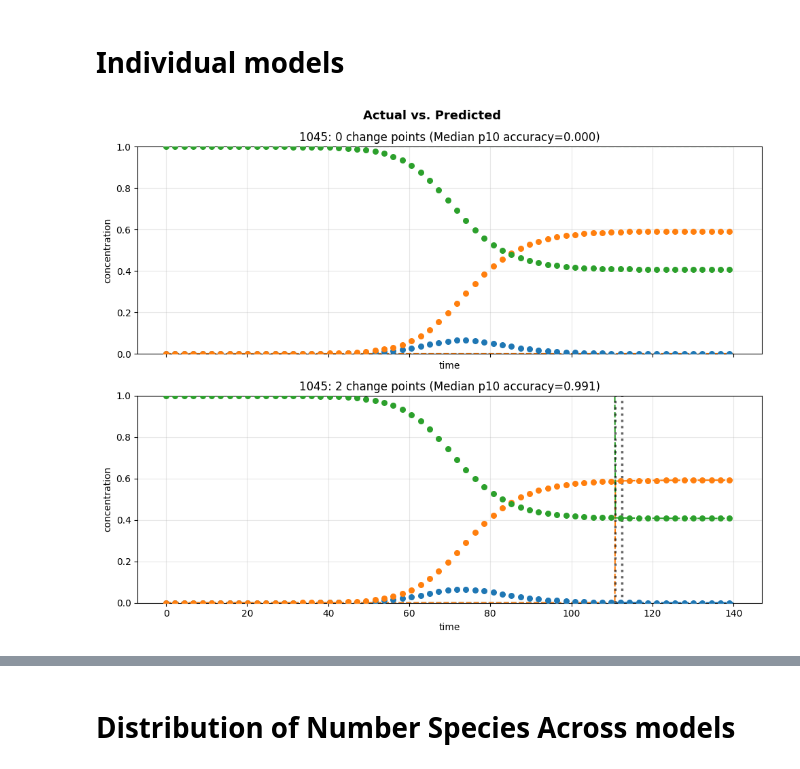
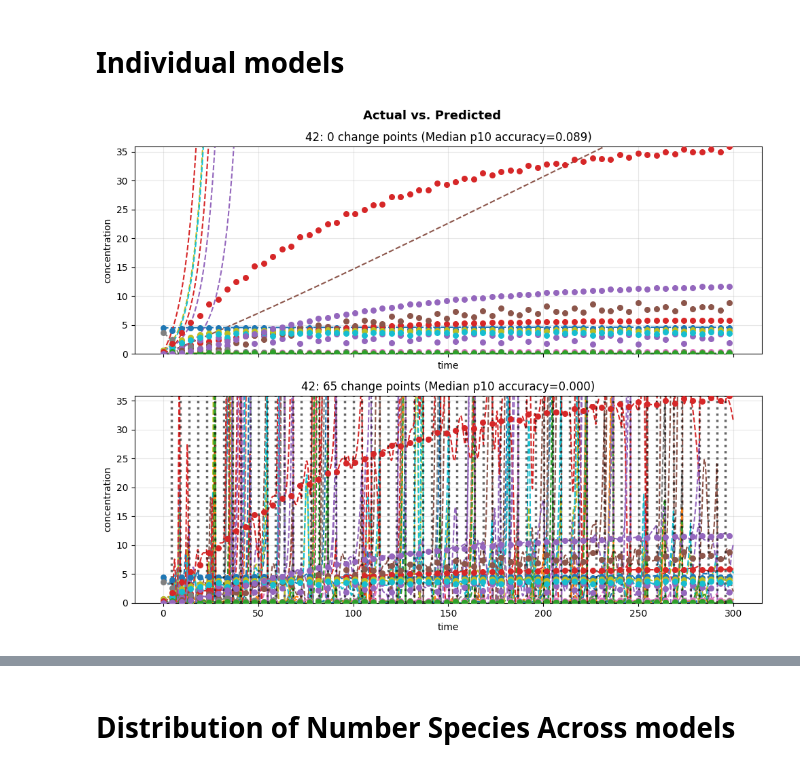
Before and after one commit to ModelEngineering/linearity_analysis, a Jupyter notebook: notebooks/piecewise_predictions.ipynb, the cells around one changed output, grey strips where cells are left out. Drawn from its saved outputs; the diff is of its cells as text; code cells hidden in the pictures.

Commit message:
Minor changes. Added feature for is_remove_changepoint.

```diff
--- a/notebooks/piecewise_predictions.ipynb
+++ b/notebooks/piecewise_predictions.ipynb
@@ -45,17 +45,21 @@ NONOSCILLATION_DF
 # Individual models
 # %%
 #for model_num in [45, 548, 551, 1045]:
-#for model_num in [980, 1045]:
-for model_num in [1045]:
+#for model_num in []:
+for model_num in [42]:
     model = Model.makeBiomodel(model_num=model_num)
     timecourse = Timecourse(model, num_point =1000)
     df = timecourse.timecourse_df
+    specified_changepoints = list(range(10, 980, 30))
     try:
-        psd = PiecewiseSystemDiscovery(df, max_changepoint=80,
+        psd = PiecewiseSystemDiscovery(df,
+                                       #changepoints=specified_changepoints,
+                                       max_changepoint=100,
+                                       is_changepoint_removal=False,
                                         max_fractional_reduction=0.01, model_name=str(model_num))
         psd.fit()
         result = psd.plotPiecewise(legend=False, num_true_point=60)
     except Exception as e:
         print(f"Could not process {model_num}: {e}")
 # %% [output]
-[figure, old version]
+[figure, new version]
```
Also changed, not shown: parts of 10 cells of this notebook, 6 other files.
